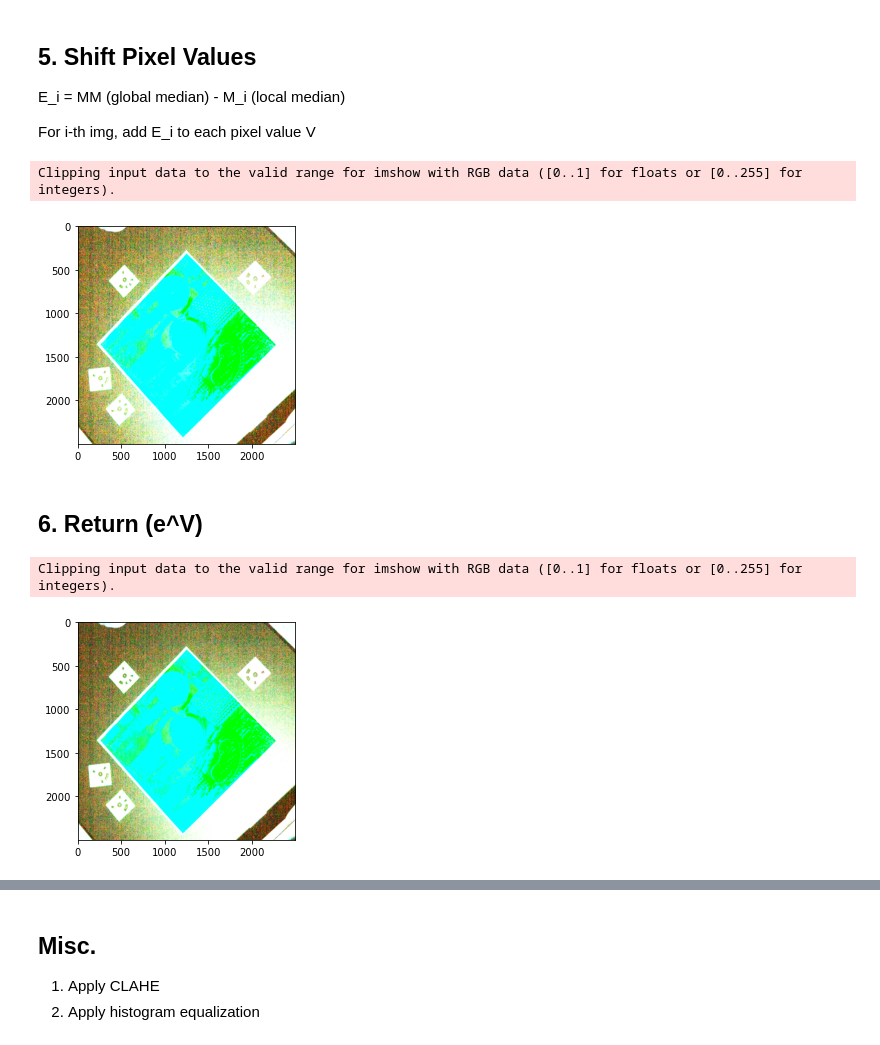
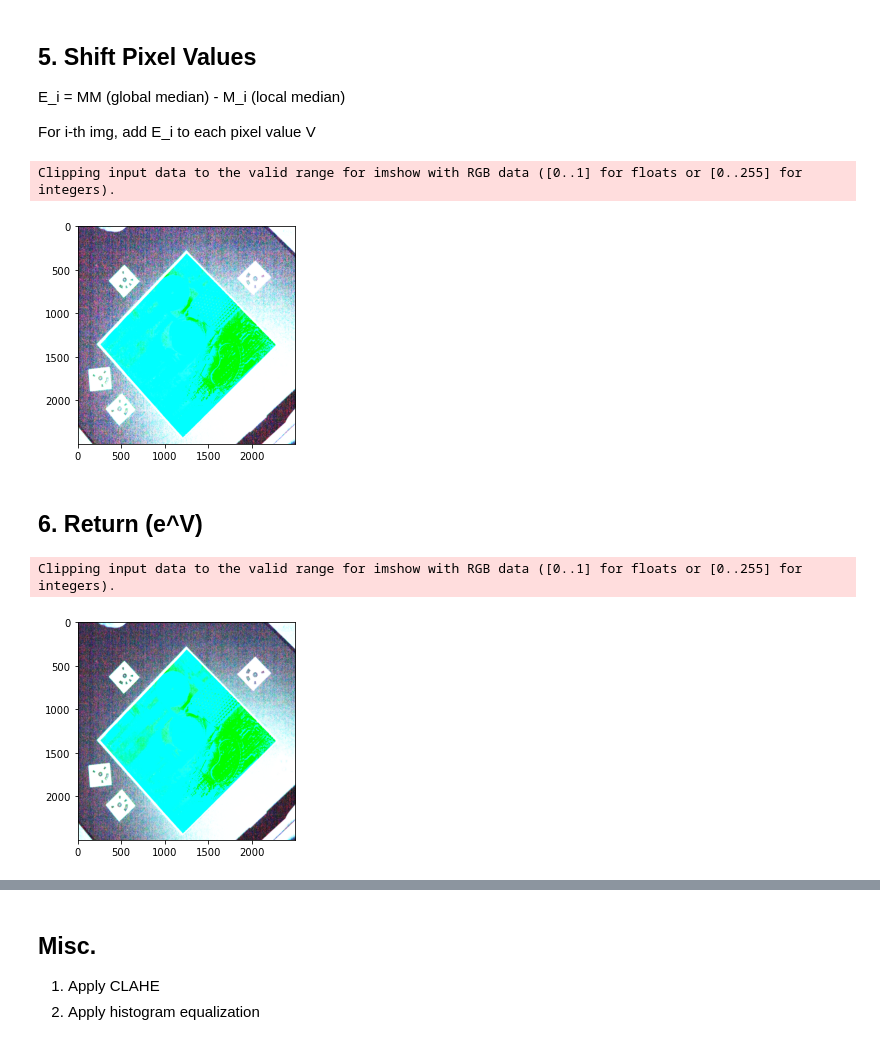
Before and after one commit to cjw531/neural-rendering, a Jupyter notebook: quantitative_measures/polaroid_equalization.ipynb, the cells around one changed output, grey strips where cells are left out. Cells and saved outputs as stored; diff of their text form; code cells hidden in the pictures.

Commit message:
took median from all (r,g,b) set, not separately

```diff
--- a/quantitative_measures/polaroid_equalization.ipynb
+++ b/quantitative_measures/polaroid_equalization.ipynb
@@ -65,24 +65,21 @@ M_i value stored in r, g, b three lists.
 @jit
 def pixel_median(img_ln_arr):
     idx = 0
-    m_r, m_g, m_b = [], [], [] # median (r,g,b) of each image
+    global_pixel = [] # median (r,g,b) of each image
     for img in img_ln_arr:
         idx += 1
         if idx % 10 == 0: print(idx)
-        img_r, img_g, img_b = [], [], [] # median (r,g,b) for a single image
+        img_pixel = [] # store median(r,g,b) for a single image to take median
         height, width, depth = img.shape
         for i in range(height):
             for j in range(width):
                 b, g, r = img[i, j] # get current r, g, b value from pixel(i, j)
-                img_r.append(r)
-                img_g.append(g)
-                img_b.append(b)
-        m_r.append(statistics.median(img_r))
-        m_g.append(statistics.median(img_g))
-        m_b.append(statistics.median(img_b))
-    return m_r, m_g, m_b
+                median_pixel = statistics.median([r, g, b]) # r, g, b's median
+                img_pixel.append(median_pixel) # single pixel's median
+        global_pixel.append(statistics.median(img_pixel))
+    return global_pixel
 
-m_r, m_g, m_b = pixel_median(img_ln_arr)
+global_pixel = pixel_median(img_ln_arr)
 # %% [output]
 10
 20
@@ -104,3 +97,5 @@ b_median = statistics.median(m_b)
+# %%
+MM = statistics.median(global_pixel)
 # %% [markdown]
 ## 5. Shift Pixel Values
 E_i = MM (global median) - M_i (local median)
@@ -109,33 +104,31 @@ For i-th img, add E_i to each pixel value V
 # %%
 @jit
 def pixel_shift(img_ln_arr):
     idx = 0
     for i in range(len(img_ln_arr)):
         idx += 1
         # if idx % 10 == 0: print(idx)
         if idx == 5: break # TESTING PURPOSES, run only first 5 imgs
 
         # get E_i for each r, g, b values
-        r_offset = r_median - m_r[i]
-        g_offset = g_median - m_g[i]
-        b_offset = b_median - m_b[i]
+        offset = MM - global_pixel[i]
 
         img = img_ln_arr[i]
         height, width, depth = img.shape
         for p in range(height):
             for q in range(width):
                 b, g, r = img[p, q] # get current r, g, b value from pixel(p, q)
-                img[p, q] = [b + b_offset, g + g_offset, r + r_offset] # add E_i values to the pixel V(r,g,b)
+                img[p, q] = [b + offset, g + offset, r + offset] # add E_i values to the pixel V(r,g,b)
 
     return img_ln_arr
 
 img_shift_arr = pixel_shift(img_ln_arr)
 
 plt.imshow(img_shift_arr[0])
 plt.show()
 # %% [output]
 Clipping input data to the valid range for imshow with RGB data ([0..1] for floats or [0..255] for integers).
-[figure, old version]
+[figure, new version]
 # %% [markdown]
 ## 6. Return (e^V)
 # %%
@@ -158,4 +151,4 @@ plt.imshow(img_final_arr[0])
 plt.show()
 # %% [output]
 Clipping input data to the valid range for imshow with RGB data ([0..1] for floats or [0..255] for integers).
-[figure, old version]
+[figure, new version]
```
Also changed, not shown: parts of 3 cells of this notebook.
